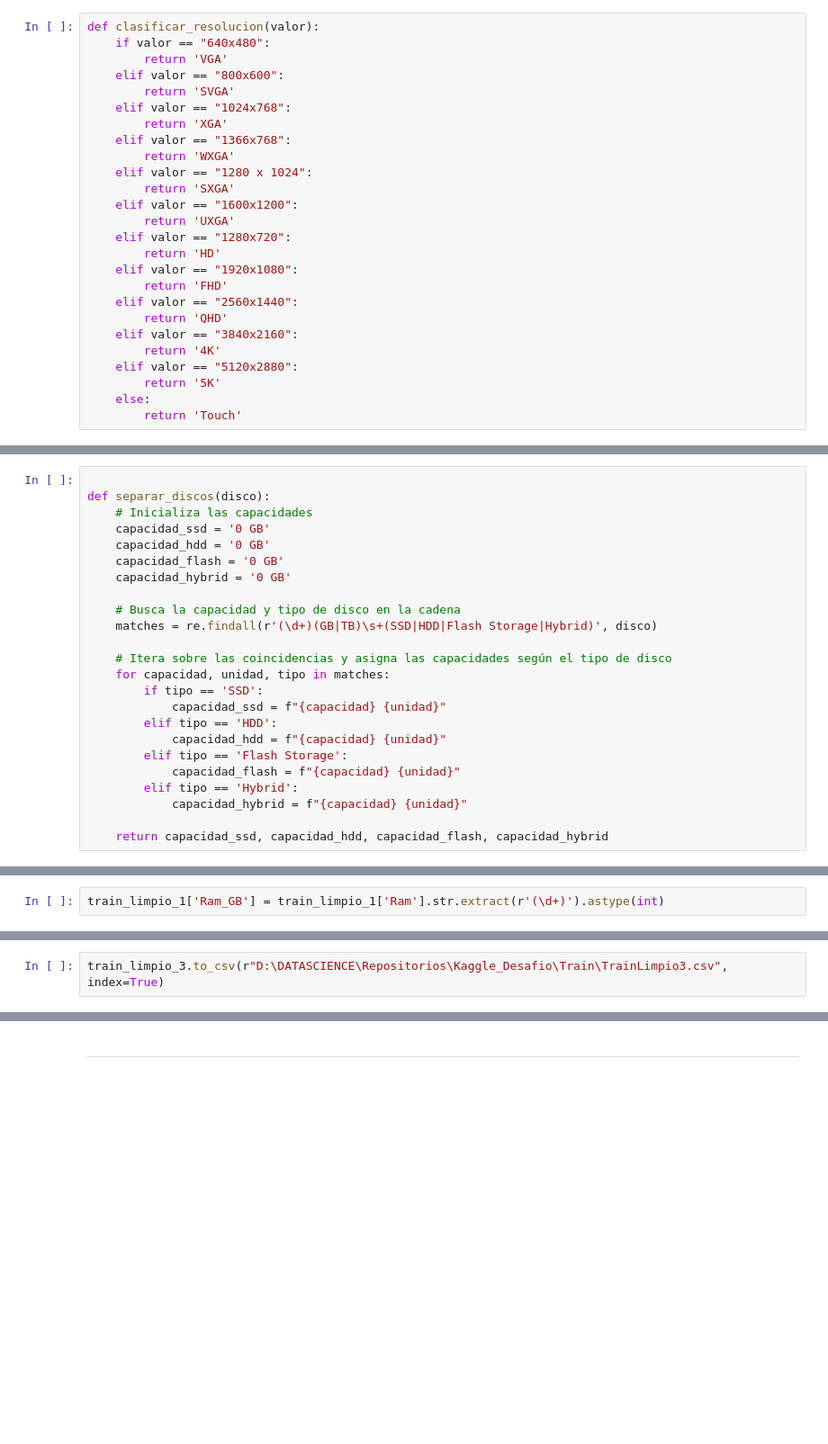
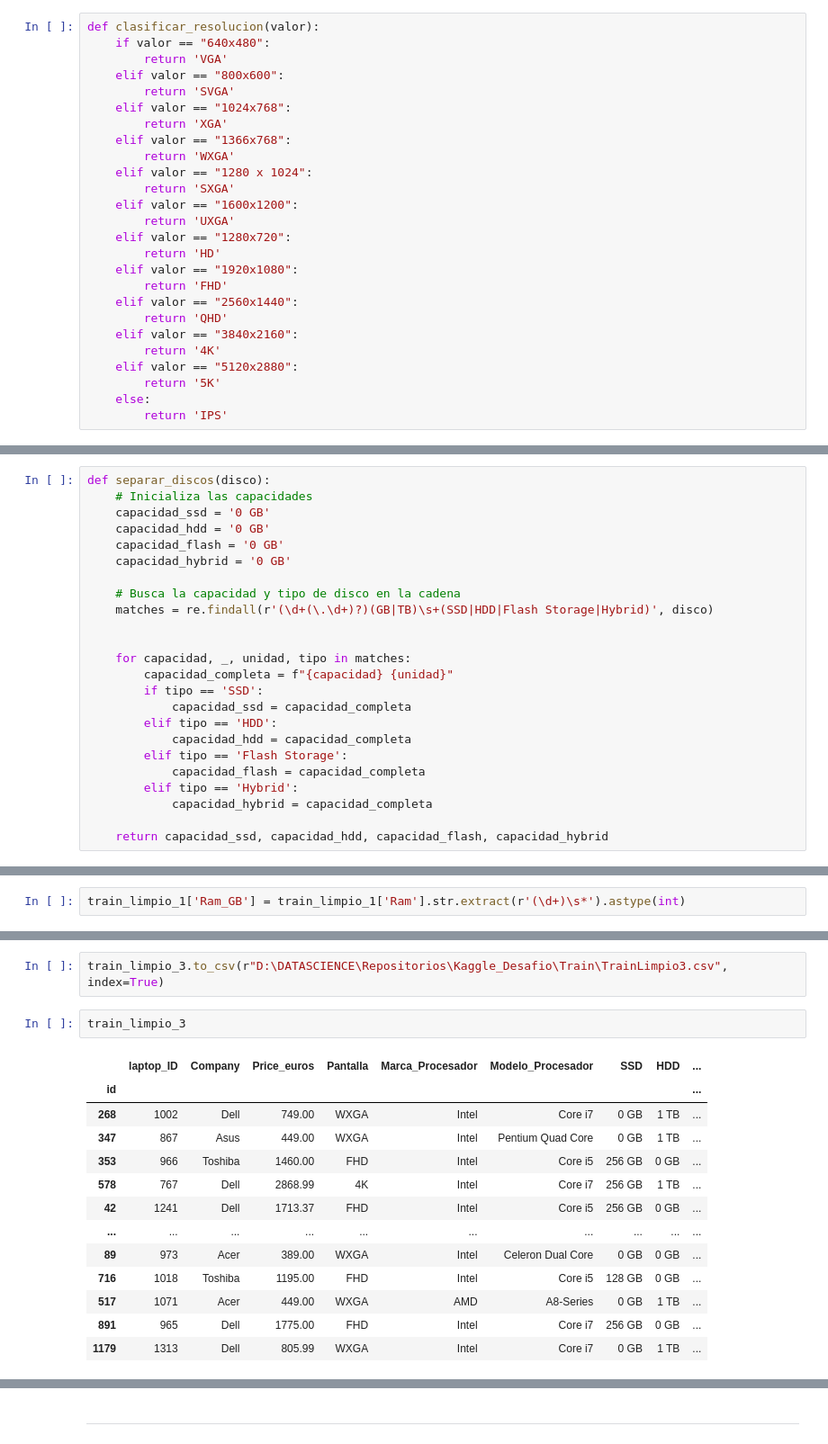
Before and after one commit to RaulSoler/Kaggle_Desafio, a Jupyter notebook: Regresion_Portatiles/Regresion.ipynb, the cells around one changed output, grey strips where cells are left out. Shown: that part at 90% size. Drawn from its saved outputs; the diff is of its cells as text; blank space fills up the shorter version.

```diff
--- a/Regresion_Portatiles/Regresion.ipynb
+++ b/Regresion_Portatiles/Regresion.ipynb
@@ -228,7 +229,7 @@ def clasificar_resolucion(valor):
     elif valor == "5120x2880":
         return '5K'
     else:
-        return 'Touch'
+        return 'IPS'
 # %%
 train['Pantalla'] = train['Resolucion'].apply(clasificar_resolucion)
 # %%
@@ -325,7 +326,6 @@ array(['1TB HDD', '256GB SSD', '256GB SSD +  1TB HDD',
        '128GB SSD +  2TB HDD', '32GB HDD', '512GB SSD +  1.0TB Hybrid'],
       dtype=object)
 # %%
-
 def separar_discos(disco):
     # Inicializa las capacidades
     capacidad_ssd = '0 GB'
@@ -334,18 +334,19 @@ def separar_discos(disco):
     capacidad_hybrid = '0 GB'
 
     # Busca la capacidad y tipo de disco en la cadena
-    matches = re.findall(r'(\d+)(GB|TB)\s+(SSD|HDD|Flash Storage|Hybrid)', disco)
+    matches = re.findall(r'(\d+(\.\d+)?)(GB|TB)\s+(SSD|HDD|Flash Storage|Hybrid)', disco)
 
-    # Itera sobre las coincidencias y asigna las capacidades según el tipo de disco
-    for capacidad, unidad, tipo in matches:
+
+    for capacidad, _, unidad, tipo in matches:
+        capacidad_completa = f"{capacidad} {unidad}"
         if tipo == 'SSD':
-            capacidad_ssd = f"{capacidad} {unidad}"
+            capacidad_ssd = capacidad_completa
         elif tipo == 'HDD':
-            capacidad_hdd = f"{capacidad} {unidad}"
+            capacidad_hdd = capacidad_completa
         elif tipo == 'Flash Storage':
-            capacidad_flash = f"{capacidad} {unidad}"
+            capacidad_flash = capacidad_completa
         elif tipo == 'Hybrid':
-            capacidad_hybrid = f"{capacidad} {unidad}"
+            capacidad_hybrid = capacidad_completa
 
     return capacidad_ssd, capacidad_hdd, capacidad_flash, capacidad_hybrid
 # %%
@@ -495,7 +496,7 @@ train_limpio_1.head(5)
 # %% [markdown]
 **RAM**: Quedarnos con el numerico solo, y transformalor a INT. Cambio nombre columna a RAM_GB
 # %%
-train_limpio_1['Ram_GB'] = train_limpio_1['Ram'].str.extract(r'(\d+)').astype(int)
+train_limpio_1['Ram_GB'] = train_limpio_1['Ram'].str.extract(r'(\d+)\s*').astype(int)
 # %%
 train_limpio_1.head(3)
 # %% [output]
@@ -604,3 +605,19 @@ memory usage: 131.8+ KB
 train_limpio_3 = train_limpio_2.drop(columns=["TypeName","Product"])
 # %%
 train_limpio_3.to_csv(r"D:\DATASCIENCE\Repositorios\Kaggle_Desafio\Train\TrainLimpio3.csv", index=True)
+# %%
+train_limpio_3
+# %% [output]
+|  | laptop_ID | Company | Price_euros | Pantalla | Marca_Procesador | Modelo_Procesador | SSD | HDD | ... |
+| id |  |  |  |  |  |  |  |  | ... |
+| 268 | 1002 | Dell | 749.00 | WXGA | Intel | Core i7 | 0 GB | 1 TB | ... |
+| 347 | 867 | Asus | 449.00 | WXGA | Intel | Pentium Quad Core | 0 GB | 1 TB | ... |
+| 353 | 966 | Toshiba | 1460.00 | FHD | Intel | Core i5 | 256 GB | 0 GB | ... |
+| 578 | 767 | Dell | 2868.99 | 4K | Intel | Core i7 | 256 GB | 1 TB | ... |
+| 42 | 1241 | Dell | 1713.37 | FHD | Intel | Core i5 | 256 GB | 0 GB | ... |
+| ... | ... | ... | ... | ... | ... | ... | ... | ... | ... |
+| 89 | 973 | Acer | 389.00 | WXGA | Intel | Celeron Dual Core | 0 GB | 0 GB | ... |
+| 716 | 1018 | Toshiba | 1195.00 | FHD | Intel | Core i5 | 128 GB | 0 GB | ... |
+| 517 | 1071 | Acer | 449.00 | WXGA | AMD | A8-Series | 0 GB | 1 TB | ... |
+| 891 | 965 | Dell | 1775.00 | FHD | Intel | Core i7 | 256 GB | 0 GB | ... |
+| 1179 | 1313 | Dell | 805.99 | WXGA | Intel | Core i7 | 0 GB | 1 TB | ... |
```
Also changed, not shown: parts of 16 cells of this notebook, 4 other files.
